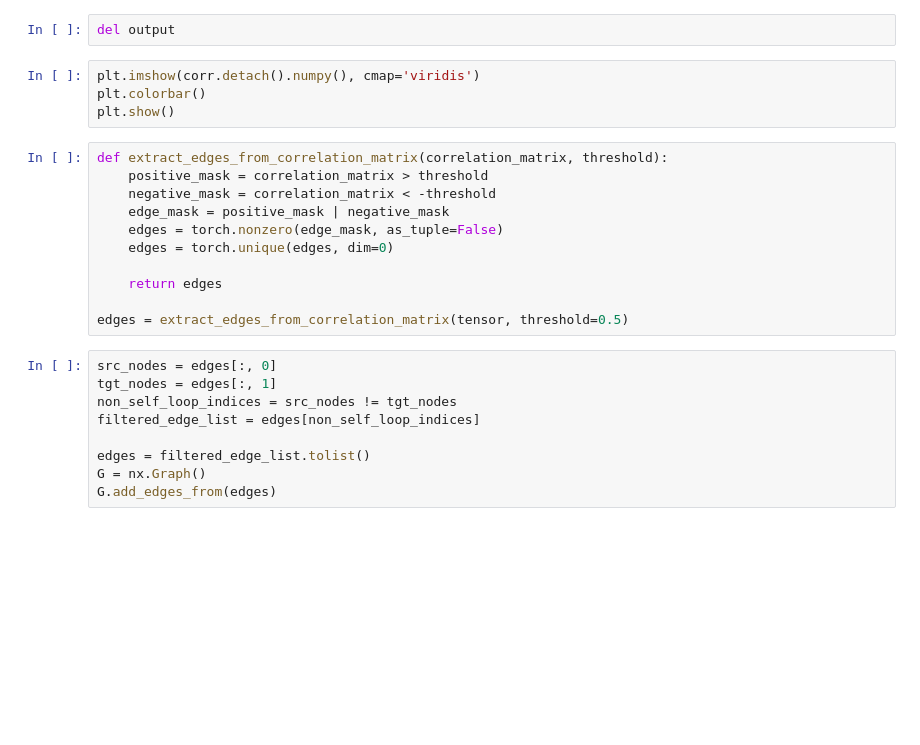
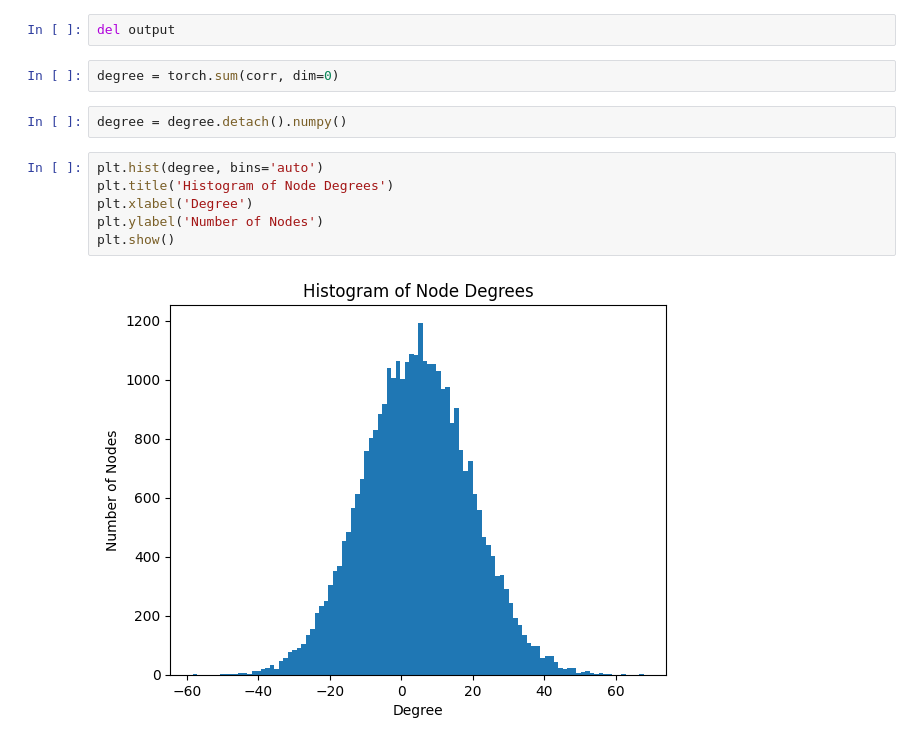
Before and after one commit to cnai-lab/llmnet, a Jupyter notebook: experiments/Distil_BERT.ipynb, the cells around one changed output. Cells and saved outputs as stored; diff of their text form; blank space fills up the shorter version.

```diff
--- a/experiments/Distil_BERT.ipynb
+++ b/experiments/Distil_BERT.ipynb
@@ -101,27 +107,15 @@ def corrcoef(input):
 corr = corrcoef(output)
 # %%
 del output
-# %%
-plt.imshow(corr.detach().numpy(), cmap='viridis')
-plt.colorbar()
-plt.show()
-# %%
-def extract_edges_from_correlation_matrix(correlation_matrix, threshold):
-    positive_mask = correlation_matrix > threshold
-    negative_mask = correlation_matrix < -threshold
-    edge_mask = positive_mask | negative_mask
-    edges = torch.nonzero(edge_mask, as_tuple=False)
-    edges = torch.unique(edges, dim=0)
-
-    return edges
-
-edges = extract_edges_from_correlation_matrix(tensor, threshold=0.5)
-# %%
-src_nodes = edges[:, 0]
-tgt_nodes = edges[:, 1]
-non_self_loop_indices = src_nodes != tgt_nodes
-filtered_edge_list = edges[non_self_loop_indices]
-
-edges = filtered_edge_list.tolist()
-G = nx.Graph()
-G.add_edges_from(edges)
+# %%
+degree = torch.sum(corr, dim=0)
+# %%
+degree = degree.detach().numpy()
+# %%
+plt.hist(degree, bins='auto')
+plt.title('Histogram of Node Degrees')
+plt.xlabel('Degree')
+plt.ylabel('Number of Nodes')
+plt.show()
+# %% [output]
+[figure, added]
```
Also changed, not shown: parts of 2 cells of this notebook.
